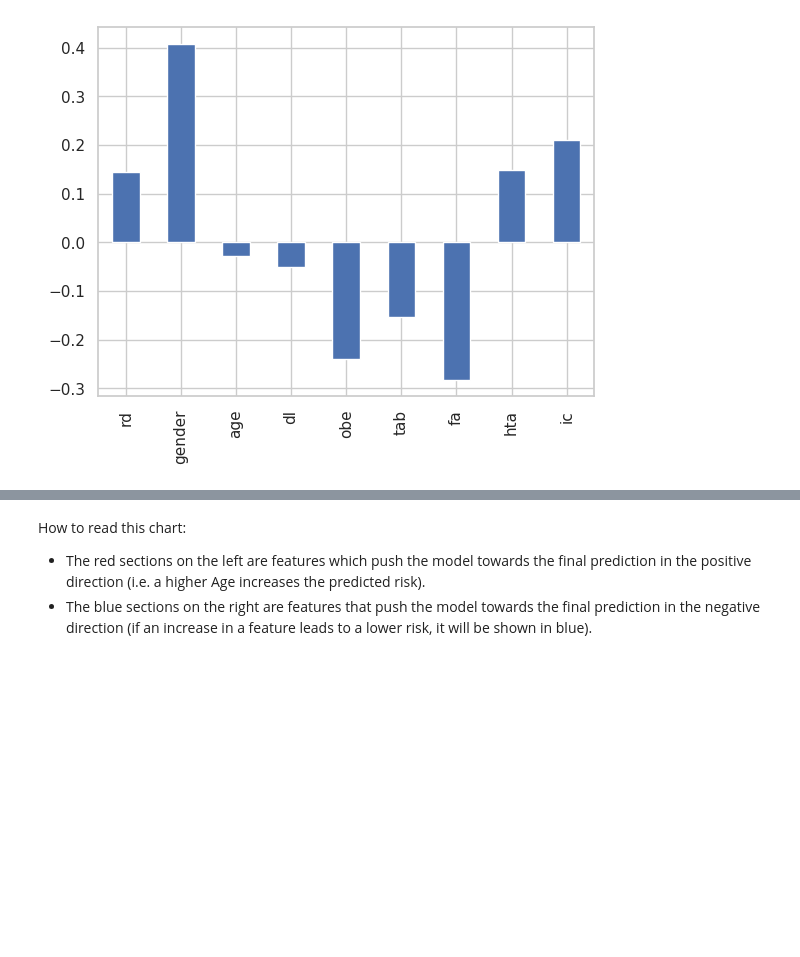
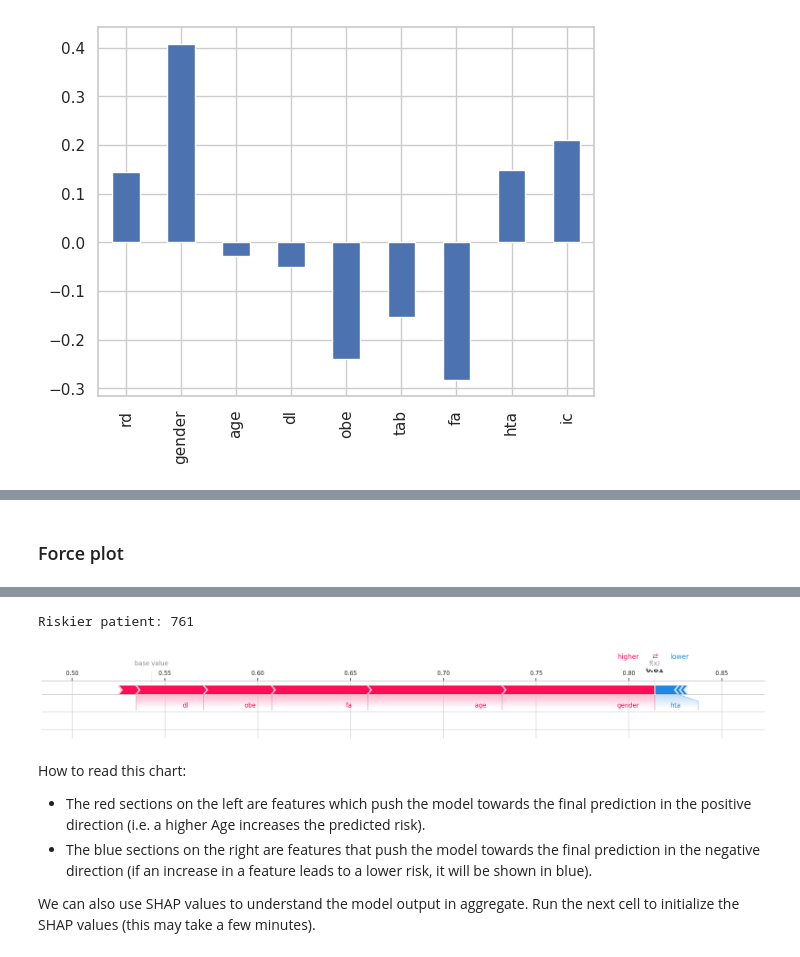
Before and after one commit to rgbarriadaphd/ml-vit-events, a Jupyter notebook: notebooks/clinical_data.ipynb, the cells around one changed output, grey strips where cells are left out. Drawn from its saved outputs; the diff is of its cells as text; code cells hidden in the pictures; blank space fills up the shorter version.

```diff
--- a/notebooks/clinical_data.ipynb
+++ b/notebooks/clinical_data.ipynb
@@ -601,2 +672,0 @@ SVEC = SVC(kernel='rbf', C=0.1, gamma='scale')
-# %%
-train_and_evaluate_model(SVEC, X, y, n_folds=10, setting='ALL')
@@ -621,2 +672,0 @@ Acc: 0.639 | Recall: 0.714 | Precision: 0.682 | F1-Score: 0.698 | AUC: 0.624
-# %%
-train_and_evaluate_model(SVEC, X, y, n_folds=10, setting='NO RD')
@@ -641,2 +672,0 @@ Acc: 0.543 | Recall: 0.944 | Precision: 0.531 | F1-Score: 0.680 | AUC: 0.531
-# %%
-train_and_evaluate_model(SVEC, X, y, n_folds=10, setting='RD')
@@ -680,24 +706,11 @@ It seems that rd, age, gta abd ic have a positive coefficient. This means that a
 # %%
 RF = RandomForestClassifier(max_depth = 10, min_samples_leaf = 5, n_estimators =  50)
-X_train, X_test, y_train, y_test = train_test_split(X, y, test_size=0.2)
-
+X_train, X_test, y_train, y_test = train_test_split(X, y, test_size=0.2, random_state=0)
 RF.fit(X_train, y_train)
 
 X_test_risk = X_test.copy(deep=True)
-X_test_risk.loc[:, 'event_risk'] = RF.predict_proba(X_test_risk)[:, 1]
+y_pred_proba= RF.predict_proba(X_test_risk)[:, 1]
+X_test_risk.loc[:, 'event_risk'] = y_pred_proba
 X_test_risk = X_test_risk.sort_values(by='event_risk', ascending=False)
 print(X_test_risk.head())
-
-explainer = shap.TreeExplainer(RF)
-shap_values = explainer.shap_values(X_test)
-
-# 0 = control, 1 = event
-class_to_monitor = 1
-
-riskier_index=X_test_risk.index[0]
-print(f'Riskier patient: {riskier_index}')
-riskier_position = X_test.index.get_loc(riskier_index)
-shap.plots.force(explainer.expected_value[class_to_monitor], shap_values[riskier_position, :, class_to_monitor], feature_names=X_test.columns, matplotlib = True)
-
-shap.summary_plot(shap_values[:, :, class_to_monitor], X_test)
 # %% [output]
@@ -712,0 +723,15 @@ Riskier patient: 202
+# %% [markdown]
+### Force plot
+# %%
+explainer = shap.TreeExplainer(RF)
+shap_values = explainer.shap_values(X_test)
+
+shap.initjs()
+# 0 = control, 1 = event
+class_to_monitor = 1
+
+riskier_index=X_test_risk.index[0]
+print(f'Riskier patient: {riskier_index}')
+riskier_position = X_test.index.get_loc(riskier_index)
+shap.plots.force(explainer.expected_value[class_to_monitor], shap_values[riskier_position, :, class_to_monitor], feature_names=X_test.columns, matplotlib = True, figsize=(25,2))
+# %% [output]
@@ -713,4 +739,8 @@ Riskier patient: 202
+Riskier patient: 761
+[figure, added]
 # %% [markdown]
 How to read this chart:
 - The red sections on the left are features which push the model towards the final prediction in the positive direction (i.e. a higher Age increases the predicted risk).
 - The blue sections on the right are features that push the model towards the final prediction in the negative direction (if an increase in a feature leads to a lower risk, it will be shown in blue).
+
+We can also use SHAP values to understand the model output in aggregate. Run the next cell to initialize the SHAP values (this may take a few minutes).
```
Also changed, not shown: parts of 31 cells of this notebook.
